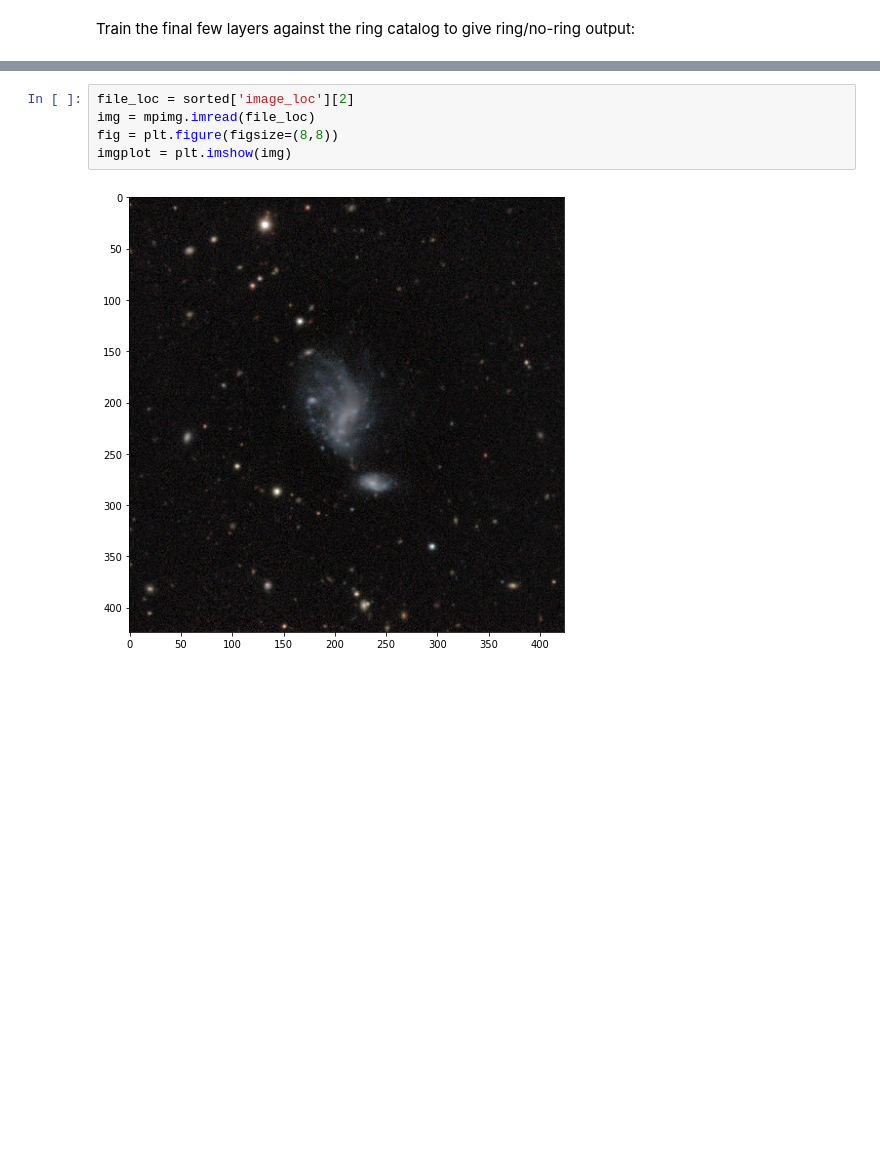
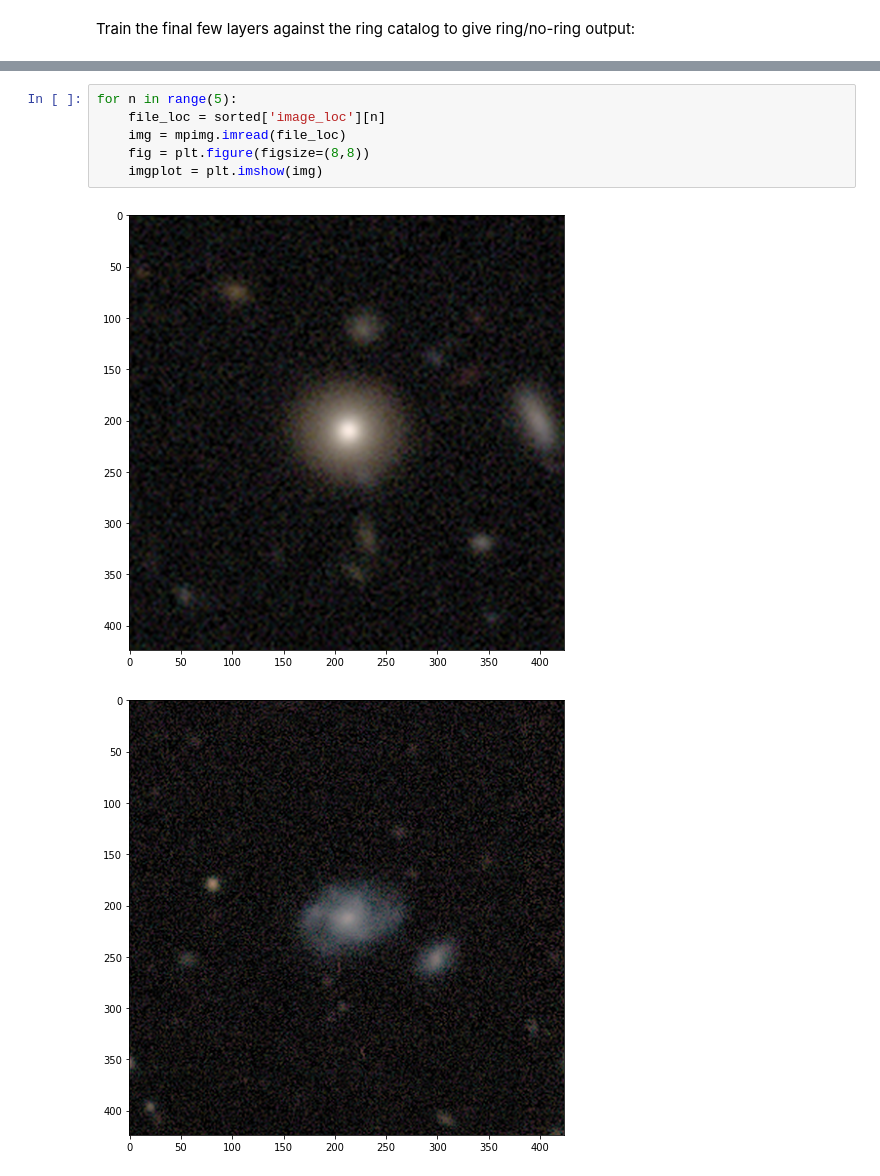
Before and after one commit to colinleach/proj502, a Jupyter notebook: notebooks_local/Fine-tune_rings.ipynb, the cells around one changed output, grey strips where cells are left out. Saved outputs shown, nothing was run; the diff lists cells and outputs as text; blank space fills up the shorter version.

```diff
--- a/notebooks_local/Fine-tune_rings.ipynb
+++ b/notebooks_local/Fine-tune_rings.ipynb
@@ -156,7 +167,9 @@ sorted.head(10)
 # %%
-file_loc = sorted['image_loc'][2]
-img = mpimg.imread(file_loc)
-fig = plt.figure(figsize=(8,8))
-imgplot = plt.imshow(img)
+for n in range(5):
+    file_loc = sorted['image_loc'][n]
+    img = mpimg.imread(file_loc)
+    fig = plt.figure(figsize=(8,8))
+    imgplot = plt.imshow(img)
 # %% [output]
-[figure, old version]
+[figure, new version]
+[figure, added]
```
Also changed, not shown: parts of 14 cells of this notebook, 1 other file.
